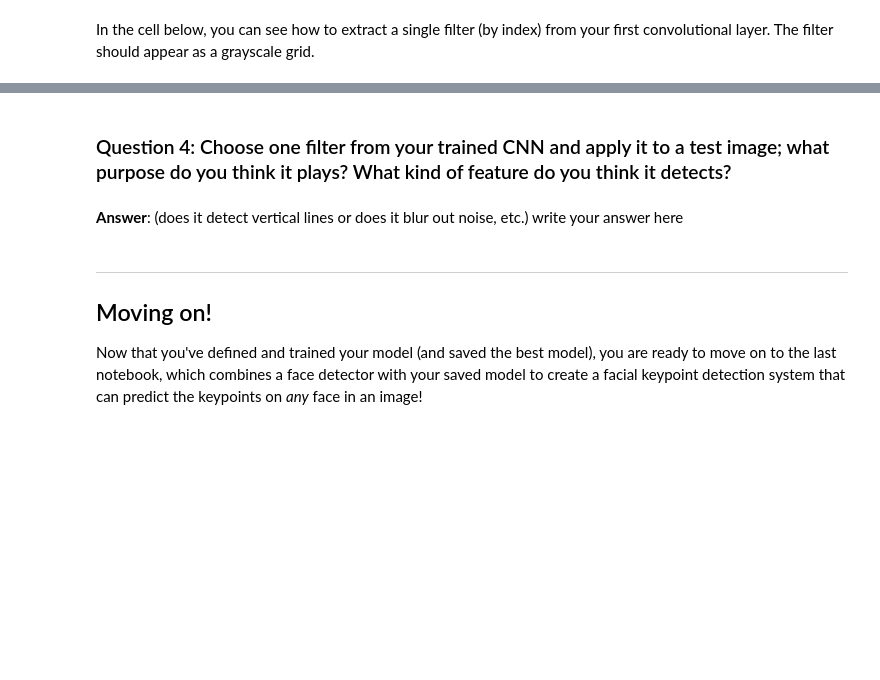
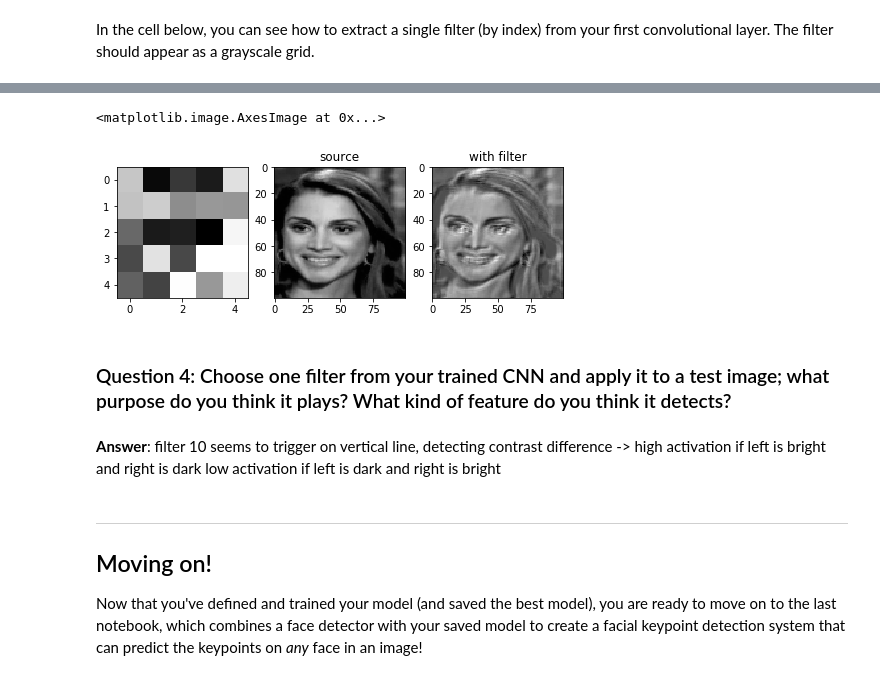
Before and after one commit to FlorentGuinier/P1_Facial_Keypoints, a Jupyter notebook: 2. Define the Network Architecture.ipynb, the cells around one changed output, grey strips where cells are left out. Drawn from its saved outputs; the diff is of its cells as text; code cells hidden in the pictures; blank space fills up the shorter version.

```diff
--- a/2. Define the Network Architecture.ipynb
+++ b/2. Define the Network Architecture.ipynb
@@ -616,7 +620,30 @@ Next, choose a test image and filter it with one of the convolutional kernels in
+# %%
+import cv2
+
+filter_index = 10
+
+image = test_images[15].data
+image = image.numpy()
+image = np.transpose(image, (1, 2, 0))
+image_withFilter = cv2.filter2D(image, -1, w[filter_index][0])
+
+f, (ax0, ax1, ax2) = plt.subplots(1, 3, figsize=(8,8))
+# display the filter weights
+ax1.set_title('filter')
+ax0.imshow(w[filter_index][0], cmap='gray')
+ax1.set_title('source')
+ax1.imshow(np.squeeze(image), cmap='gray')
+ax2.set_title('with filter')
+ax2.imshow(image_withFilter, cmap='gray')
+# %% [output]
+<matplotlib.image.AxesImage at 0x...>
+[figure, added]
 # %% [markdown]
 ### Question 4: Choose one filter from your trained CNN and apply it to a test image; what purpose do you think it plays? What kind of feature do you think it detects?
-# %% [markdown]
-**Answer**: (does it detect vertical lines or does it blur out noise, etc.) write your answer here
+# %% [markdown]
+**Answer**: filter 10 seems to trigger on vertical line, detecting contrast difference ->
+high activation if left is bright and right is dark
+low activation  if left is dark   and right is bright
 # %% [markdown]
 ---
 ## Moving on!
```
Also changed, not shown: parts of 2 cells of this notebook.
